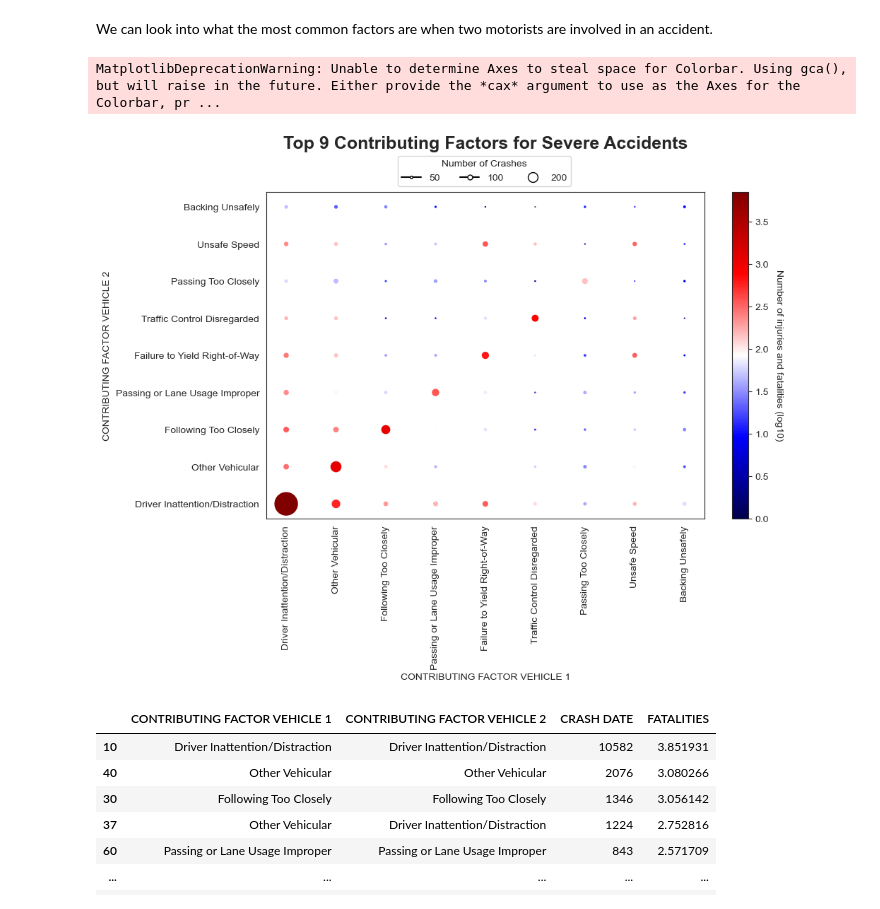
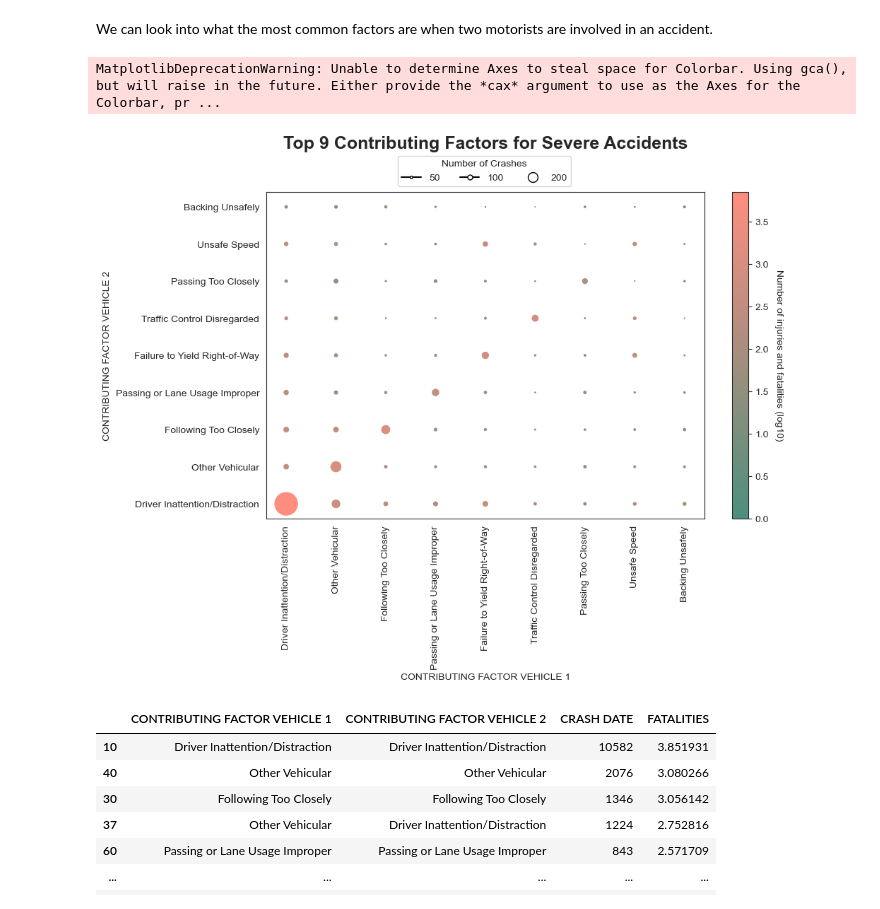
Before and after one commit to jens-create/socialdata2023, a Jupyter notebook: assignments/Final project/types_of_collisions.ipynb, the cells around one changed output. Saved outputs shown, nothing was run; the diff lists cells and outputs as text; code cells hidden in the pictures.

```diff
--- a/assignments/Final project/types_of_collisions.ipynb
+++ b/assignments/Final project/types_of_collisions.ipynb
@@ -196,7 +196,8 @@ p_injured.x_range.start = 0
 p_killed.x_range.start = 0
 
 # specify pleasent colors for each category
-colors = ["#4271AE", "#F5A623", "#4CAF50"]
+#colors = ["#4271AE", "#F5A623", "#4CAF50"]
+colors = ["#4c8f7e", "#7fb9b3", "#ff5d49"]
 
 
 
@@ -306,49 +307,55 @@ df_tmp['FATALITIES'] = np.log10(df_tmp['FATALITIES'] + 1)
 #  and make the color of the point proportional to the number of fatalities
 #  choose a color palette that goes from green to red
 
+from matplotlib import colors as mcolors
+# define the colors of the custom colormap
+colors = ['#4c8f7e', '	#ff5d49']
 
+# create a custom colormap using ListedColormap
+#custom_cmap = mcolors.ListedColormap(colors)
+custom_cmap = mcolors.LinearSegmentedColormap.from_list('custom', colors)
 
 
 fig, ax = plt.subplots(figsize=(10,6))
 # plot the scatter plot
 # sort the x and y axis by the number of crashes
 df_tmp = df_tmp.sort_values(by=['CRASH DATE'], ascending=False)
-ax.scatter(df_tmp['CONTRIBUTING FACTOR VEHICLE 1'], df_tmp['CONTRIBUTING FACTOR VEHICLE 2'], s=df_tmp['CRASH DATE']/20, c=df_tmp['FATALITIES'], cmap='seismic')
+ax.scatter(df_tmp['CONTRIBUTING FACTOR VEHICLE 1'], df_tmp['CONTRIBUTING FACTOR VEHICLE 2'], s=df_tmp['CRASH DATE']/20, c=df_tmp['FATALITIES'], cmap=custom_cmap)
 ax.set_xlabel('CONTRIBUTING FACTOR VEHICLE 1')
 ax.set_ylabel('CONTRIBUTING FACTOR VEHICLE 2')
 # add more padding between plot and title
 ax.set_title('Top 9 Contributing Factors for Severe Accidents\n\n', weight='bold', fontsize=18)
 
 # add a legend for the color of the points
-sm = plt.cm.ScalarMappable(cmap='seismic', norm=plt.Normalize(vmin=df_tmp['FATALITIES'].min(), vmax=df_tmp['FATALITIES'].max()))
+sm = plt.cm.ScalarMappable(cmap=custom_cmap, norm=plt.Normalize(vmin=df_tmp['FATALITIES'].min(), vmax=df_tmp['FATALITIES'].max()))
 sm._A = []
 cbar = plt.colorbar(sm)
 cbar.set_label('Number of injuries and fatalities (log10)', rotation=270, labelpad=15)
 
 # add a legend for the size of the points to the plot
 handles, labels = ax.get_legend_handles_labels()
 handles = [plt.Line2D([0,0],[0,0], color='k', marker='o', markersize=50/20, markerfacecolor='w', markeredgecolor='k', label='50'),
            plt.Line2D([0,0],[0,0], color='k', marker='o', markersize=100/20, markerfacecolor='w', markeredgecolor='k', label='100'),
     plt.Line2D([0,0],[0,0], color='w', marker='o', markersize=200/20, markerfacecolor='w', markeredgecolor='k', label='200'),]
 #place legend outside of plot between title and plot
 # make legend horizontal instead of vertical
 
 ax.legend(handles=handles, loc='upper left', title='Number of Crashes', bbox_to_anchor=(0.3, 1.11), borderaxespad=0., ncol=3)
 
 
 
 
 
 #rotate the x axis labels
 for tick in ax.get_xticklabels():
     tick.set_rotation(90)
 plt.show()
 
 # save the plot as a png file
 fig.savefig('/Users/jenspt/Desktop/git/socialdata2023/docs/assets/top_8_contributing_factors.png', bbox_inches='tight')
 # %% [output]
 MatplotlibDeprecationWarning: Unable to determine Axes to steal space for Colorbar. Using gca(), but will raise in the future. Either provide the *cax* argument to use as the Axes for the Colorbar, pr ...
-[figure, old version]
+[figure, new version]
 # %%
 df_tmp
 # %% [output]
```
Also changed, not shown: 10 other files.
